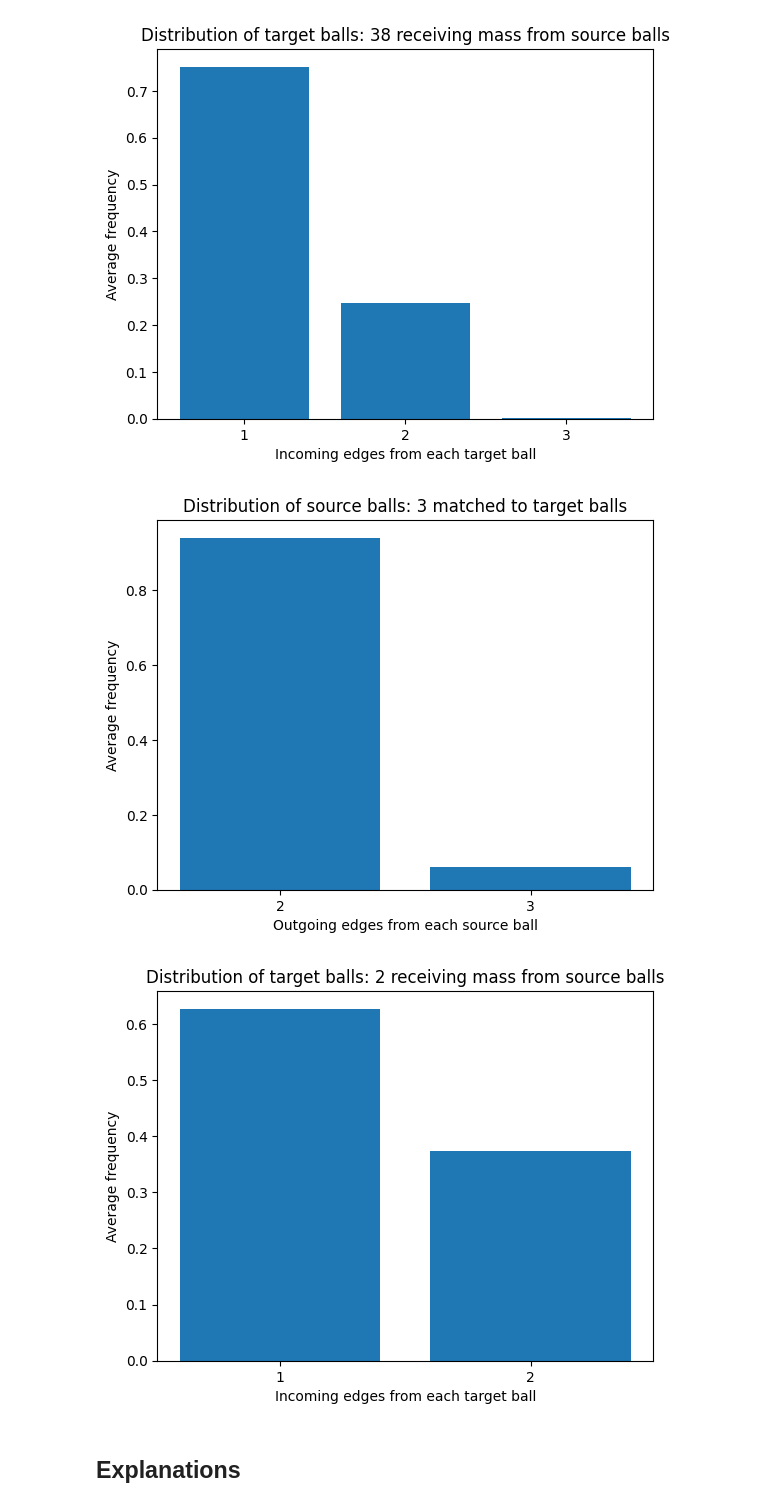
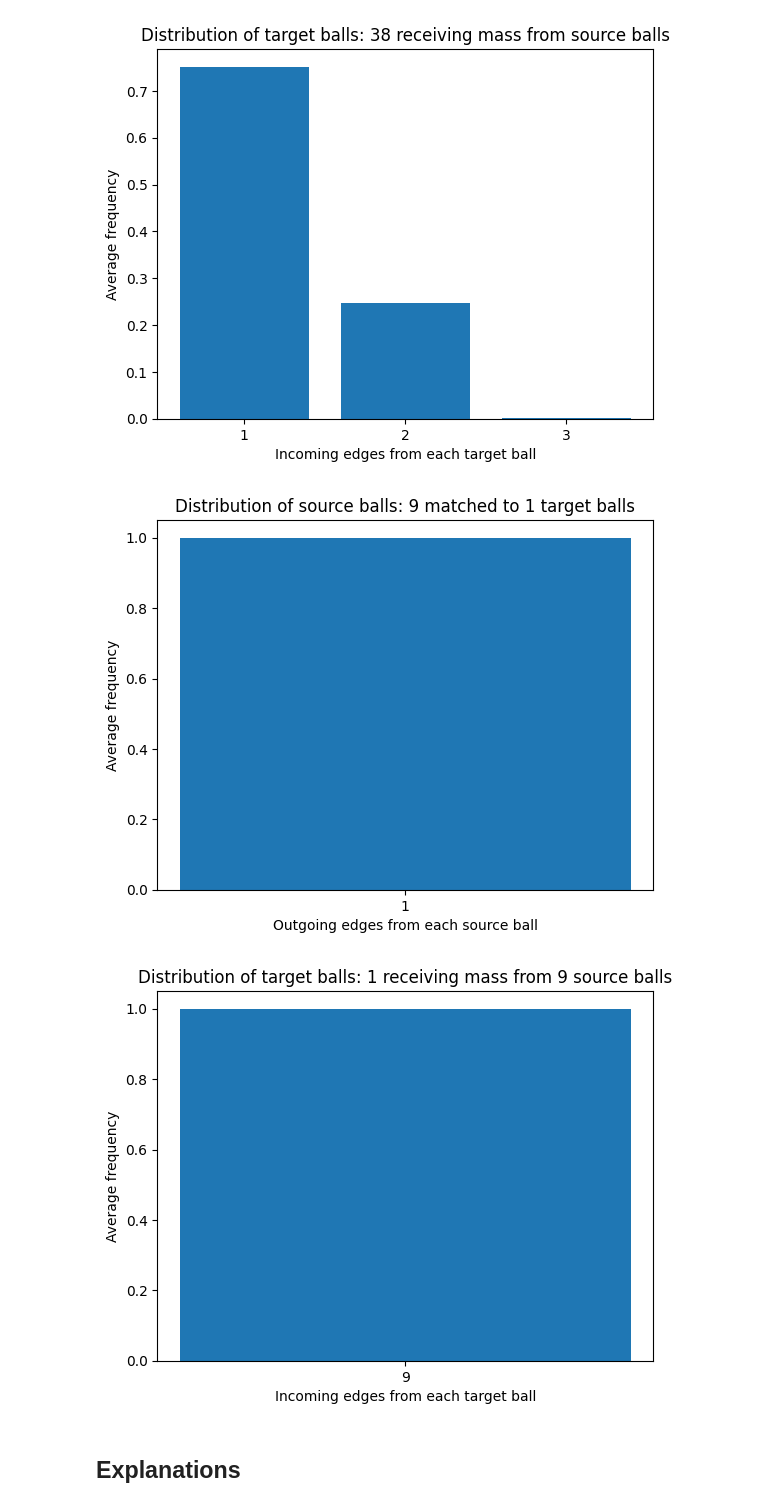
Before and after one commit to abjohnson117/OT_research, a Jupyter notebook: OT_match_stats.ipynb, the cells around one changed output. Drawn from its saved outputs; the diff is of its cells as text; code cells hidden in the pictures.

```diff
--- a/OT_match_stats.ipynb
+++ b/OT_match_stats.ipynb
@@ -238,16 +238,16 @@ plot_func(avg_m_statistics,avg_n_statistics,possible_m,possible_n)
 [figure]
 [figure]
 # %%
-m = 30
-n = 20
+m = 9
+n = 81
 it = 200
 m_array, n_array, possible_m, possible_n = sim_OT(m,n,it)
 avg_m_statistics = np.mean(m_array, axis=0)
 avg_n_statistics = np.mean(n_array, axis=0)
 plot_func(avg_m_statistics,avg_n_statistics,possible_m,possible_n)
 # %% [output]
-[figure, old version]
+[figure, new version]
-[figure, old version]
+[figure, new version]
 # %% [markdown]
 ## Explanations
 # %% [markdown]
```
Also changed, not shown: parts of 13 cells of this notebook, 1 other file.
